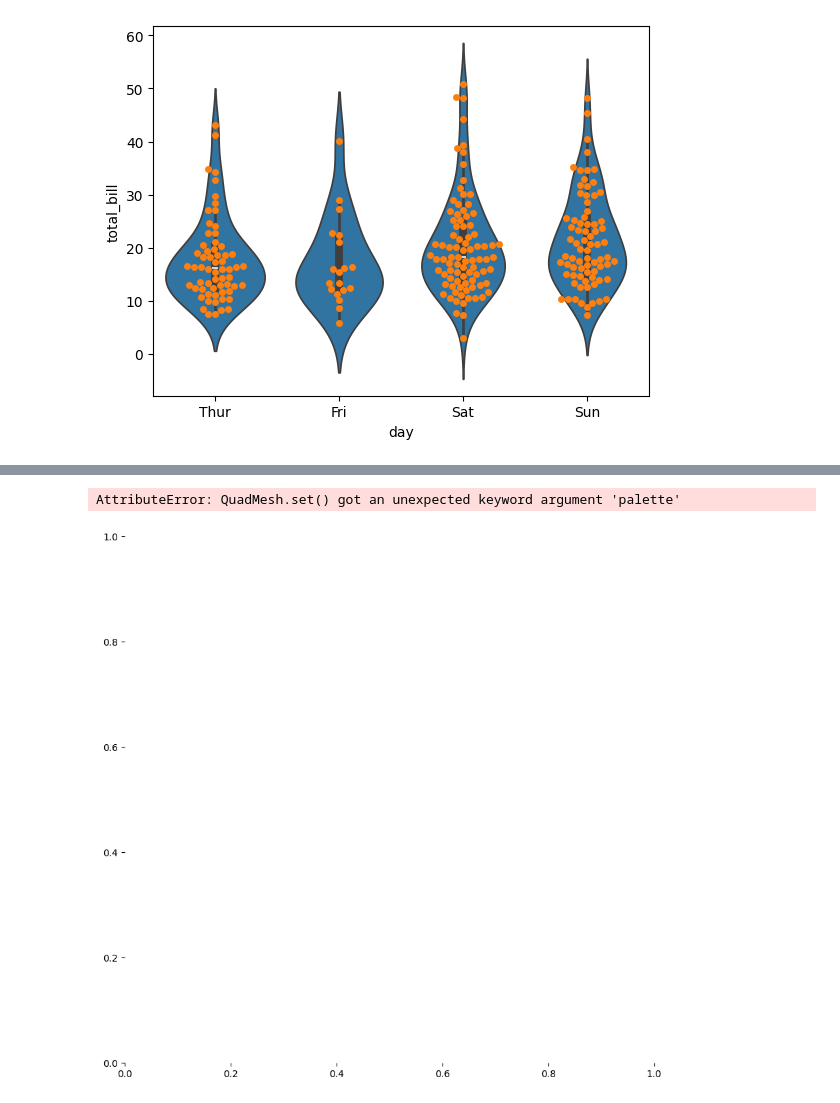
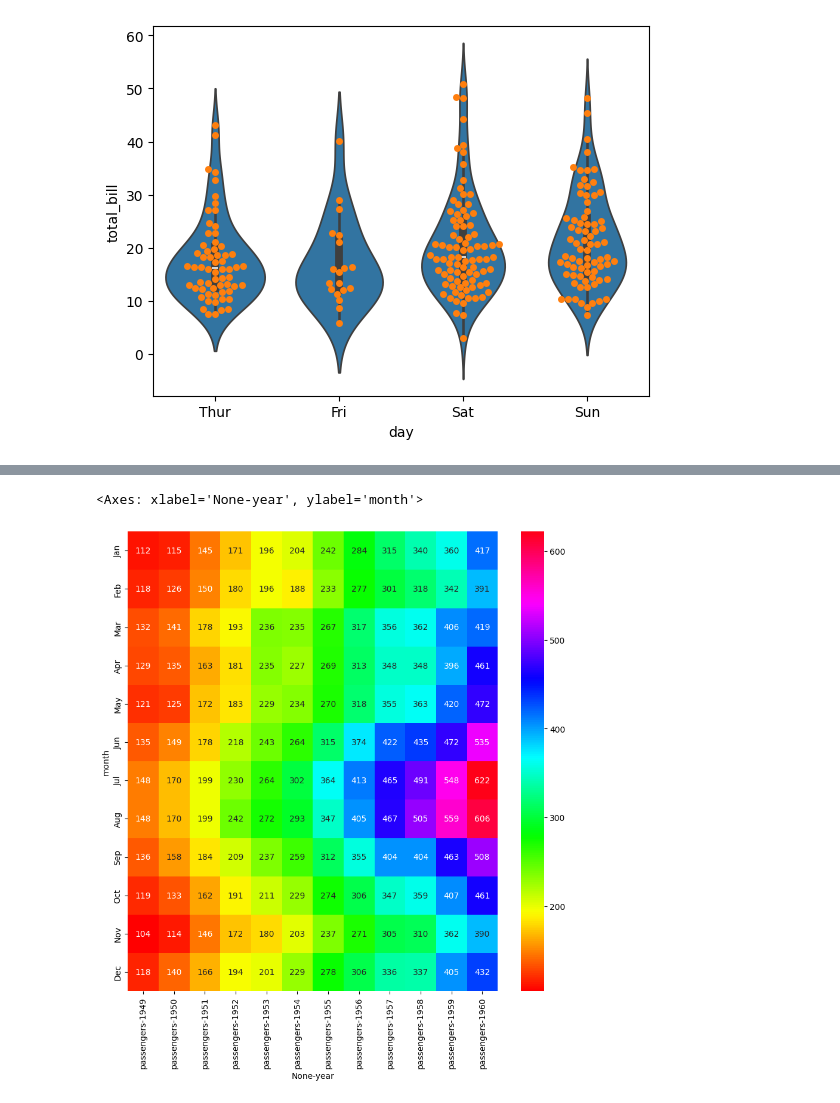
Before and after one commit to ShubhamSinghal12/DS_PP_NOV_LIV_24, a Jupyter notebook: Data Visulaization/SeaBornDemo.ipynb, the cells around one changed output, grey strips where cells are left out. Cells and saved outputs as stored; diff of their text form; code cells hidden in the pictures.

```diff
--- a/Data Visulaization/SeaBornDemo.ipynb
+++ b/Data Visulaization/SeaBornDemo.ipynb
@@ -173,7 +173,7 @@ flightData = sns.load_dataset('flights')
 newFD = flightData.pivot(columns='year',index = 'month')
 # %%
 plt.figure(figsize = (10,10))
-sns.heatmap(newFD,annot = True,fmt = 'g',palette = 'inferno')
+sns.heatmap(newFD,annot = True,fmt = 'g',cmap='hsv')
 # %% [output]
-AttributeError: QuadMesh.set() got an unexpected keyword argument 'palette'
+<Axes: xlabel='None-year', ylabel='month'>
-[figure, old version]
+[figure, new version]
```
Also changed, not shown: 6 other files.
